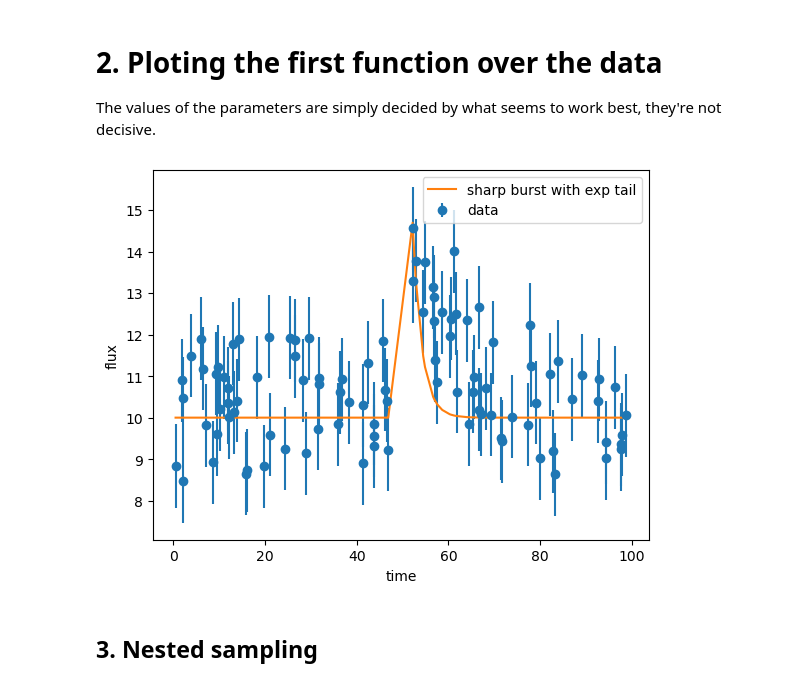
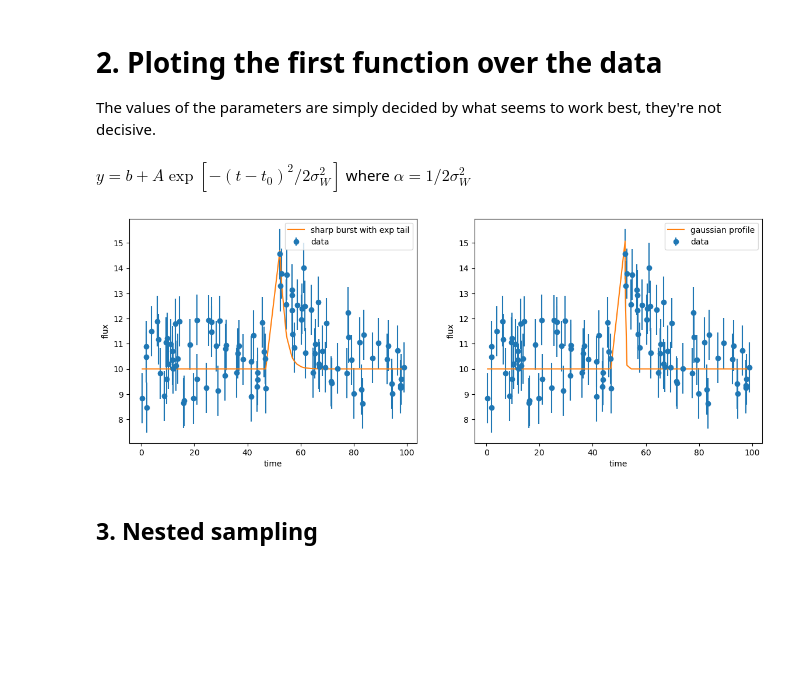
Before and after one commit to lisam10/astrostatistics_bicocca_2024, a Jupyter notebook: working/W12_nested-transient.ipynb, the cells around one changed output. Cells and saved outputs as stored; diff of their text form; code cells hidden in the pictures; blank space fills up the shorter version.

```diff
--- a/working/W12_nested-transient.ipynb
+++ b/working/W12_nested-transient.ipynb
@@ -39,27 +39,43 @@ plt.show()
 # %% [markdown]
 # 2. Ploting the first function over the data
 The values of the parameters are simply decided by what seems to work best, they're not decisive.
+# %% [markdown]
+
+$y = b + A\exp[-(t-t_0)^2 / 2\sigma_W^2]$ where $\alpha = 1 /2\sigma_W^2$
 # %%
-init_t_0 =  50
-init_b = 10
-init_A = 14
-init_alpha = 0.5
-init_par = np.array([init_t_0, init_b, init_A, init_alpha])
+burst_t_0 =  50
+burst_b = 10
+burst_A = 14
+burst_alpha = 0.5
+init_burst = np.array([burst_t_0, burst_b, burst_A, burst_alpha])
+
+init_gauss = np.array([burst_t_0, burst_b, 600, 1])
 
 def burst(parameters, t):
     t_0, b, A, alpha  = parameters
     if (t < t_0): return b
-    else: return b + A * np.exp(-alfa * (t - t_0))
+    else: return b + A * np.exp(-alpha * (t - t_0))
+
+def gauss_profile(parameters, t):
+    t_0, b, A, alpha  = parameters
+    return b + A * np.exp(- alpha * (t - t_0)**2)
 # %%
-plt.errorbar(data[:, 0], data[:, 1], yerr=data[:, 2], fmt="o", label = 'data')
-y_time = [burst(init_par, data[i, 0]) for i in range(len(data[:, 0]))]
-plt.plot(data[:, 0], y_time, label = 'sharp burst with exp tail')
-plt.legend()
-plt.xlabel('time')
-plt.ylabel('flux')
+fig, ax = plt.subplots(1, 2, figsize = (14, 5))
+
+ax[0].errorbar(data[:, 0], data[:, 1], yerr=data[:, 2], fmt="o", label = 'data')
+y_burst = [burst(init_burst, data[i, 0]) for i in range(len(data[:, 0]))]
+ax[0].plot(data[:, 0], y_burst, label = 'sharp burst with exp tail')
+
+ax[1].errorbar(data[:, 0], data[:, 1], yerr=data[:, 2], fmt="o", label = 'data')
+y_gauss = [gauss_profile(init_gauss, data[i, 0]) for i in range(len(data[:, 0]))]
+ax[1].plot(data[:, 0], y_gauss, label = 'gaussian profile')
+
+for i in range(2):
+    ax[i].legend()
+    ax[i].set(xlabel= 'time', ylabel = 'flux')
 plt.show()
 # %% [output]
-[figure, old version]
+[figure, new version]
 # %% [markdown]
 ## 3. Nested sampling
 # %%
```
Also changed, not shown: parts of 2 cells of this notebook.
